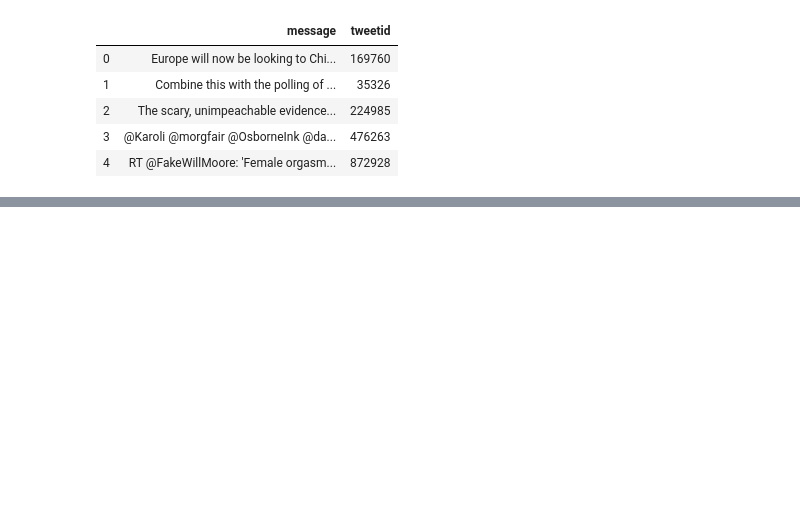
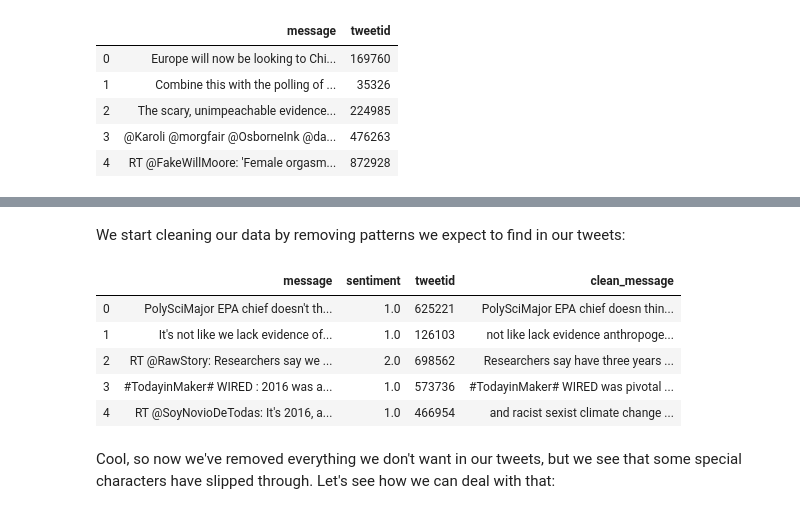
Before and after one commit to Mbongeni01/explore_kaggle_challenge, a Jupyter notebook: EDSA_Climate_Change.ipynb, the cells around one changed output, grey strips where cells are left out. Cells and saved outputs as stored; diff of their text form; code cells hidden in the pictures; blank space fills up the shorter version.

```diff
--- a/EDSA_Climate_Change.ipynb
+++ b/EDSA_Climate_Change.ipynb
@@ -184,0 +179,35 @@ Make the text readable for the model:
+# %% [markdown]
+We start cleaning our data by removing patterns we expect to find in our tweets:
+# %%
+def remove_pattern(text, pattern):
+    """This function removes patters within
+    text"""
+    r = re.findall(pattern, text)
+    for i in r:
+        text = re.sub(i, '', text)
+    return text
+# %%
+# Remove twitter handles
+handle_pattern = '@[\w]*'
+full_df['clean_message'] = np.vectorize(remove_pattern)(full_df['message'], handle_pattern)
+
+#remove urls
+url_pattern = 'https?://[A-Za-z./]*'
+full_df['clean_message'] = np.vectorize(remove_pattern)(full_df['clean_message'], url_pattern)
+# %%
+# Remove special characters, numbers, punctuations
+pattern = '[^a-zA-Z#]'
+full_df['clean_message'] = full_df['clean_message'].str.replace(pattern, " ")
+
+full_df['clean_message'] = full_df['clean_message'].apply(lambda x: ' '.join([word for word in x.split() if len(word)>2]))
+# %%
+full_df.head()
+# %% [output]
+|  | message | sentiment | tweetid | clean_message |
+| 0 | PolySciMajor EPA chief doesn't th... | 1.0 | 625221 | PolySciMajor EPA chief doesn thin... |
+| 1 | It's not like we lack evidence of... | 1.0 | 126103 | not like lack evidence anthropoge... |
+| 2 | RT @RawStory: Researchers say we ... | 2.0 | 698562 | Researchers say have three years ... |
+| 3 | #TodayinMaker# WIRED : 2016 was a... | 1.0 | 573736 | #TodayinMaker# WIRED was pivotal ... |
+| 4 | RT @SoyNovioDeTodas: It's 2016, a... | 1.0 | 466954 | and racist sexist climate change ... |
+# %% [markdown]
+Cool, so now we've removed everything we don't want in our tweets, but we see that some special characters have slipped through. Let's see how we can deal with that:
```
Also changed, not shown: parts of 76 cells of this notebook, 1 other file.
